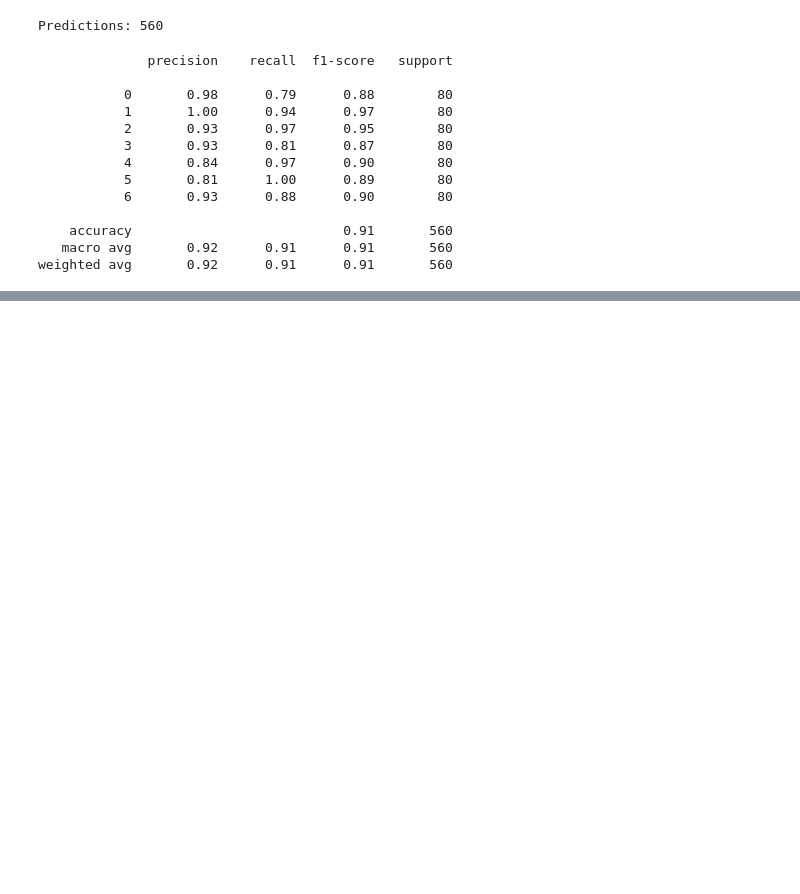
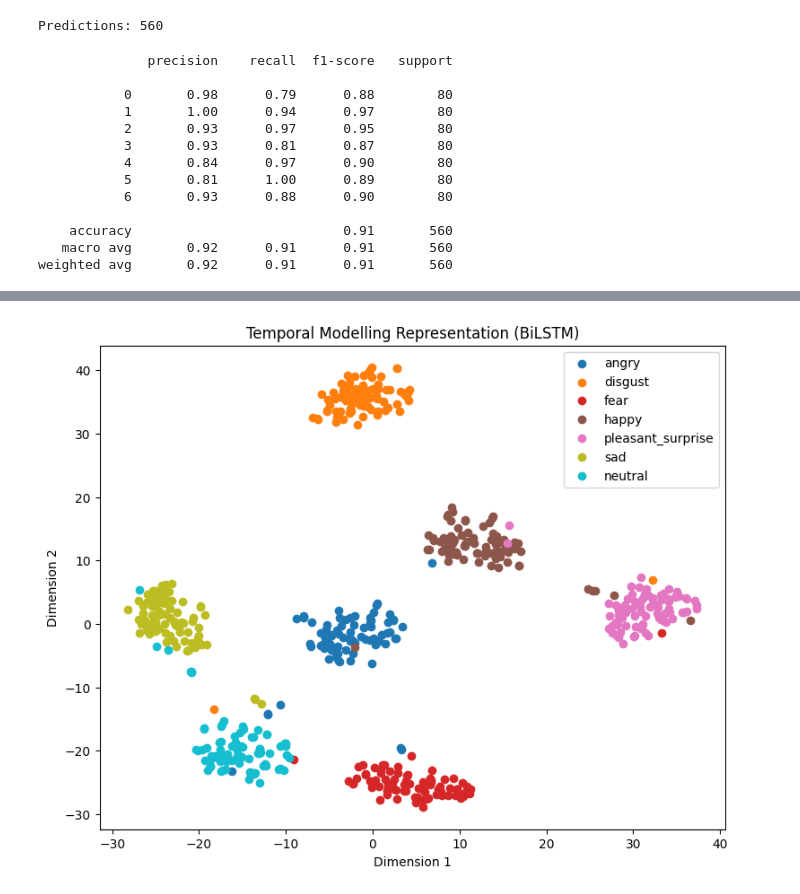
Before and after one commit to Ameer-sayyad/SLFI_Task2, a Jupyter notebook: Emotion_detection.ipynb, the cells around one changed output, grey strips where cells are left out. Cells and saved outputs as stored; diff of their text form; code cells hidden in the pictures; blank space fills up the shorter version.

```diff
--- a/Emotion_detection.ipynb
+++ b/Emotion_detection.ipynb
@@ -1043,7 +657,0 @@ accuracy_table
-# %%
-from sklearn.metrics import classification_report
-
-report_text = classification_report(test_labels_text, preds_text)
-
-with open(os.path.join(results_path, "text_classification_report.txt"), "w") as f:
-    f.write(report_text)
@@ -1364,10 +932,3 @@ plt.savefig(os.path.join(plots_path, "fusion_loss_curve.png"))
 plt.show()
 # %% [output]
 [figure]
-# %%
-from sklearn.metrics import classification_report
-
-report = classification_report(test_labels[:len(preds_fusion)], preds_fusion)
-
-with open(os.path.join(results_path, "fusion_classification_report.txt"), "w") as f:
-    f.write(report)
@@ -2349,0 +1683,38 @@ Could not strip 'Emotion_detection.ipynb': file not found
+# %%
+from sklearn.manifold import TSNE
+import matplotlib.pyplot as plt
+import numpy as np
+
+emotion_names = [
+    "angry",
+    "disgust",
+    "fear",
+    "happy",
+    "pleasant_surprise",
+    "sad",
+    "neutral"
+]
+
+tsne = TSNE(n_components=2, random_state=42)
+temp_2d = tsne.fit_transform(temporal_features)
+
+plt.figure(figsize=(9,7))
+
+colors = plt.cm.tab10(np.linspace(0,1,7))
+
+for i in range(7):
+    idx = np.where(np.array(test_labels) == i)
+    plt.scatter(
+        temp_2d[idx,0],
+        temp_2d[idx,1],
+        label=emotion_names[i],
+        color=colors[i]
+    )
+
+plt.title("Temporal Modelling Representation (BiLSTM)")
+plt.xlabel("Dimension 1")
+plt.ylabel("Dimension 2")
+plt.legend()
+plt.show()
+# %% [output]
+[figure, added]
```
Also changed, not shown: parts of 55 cells of this notebook.
